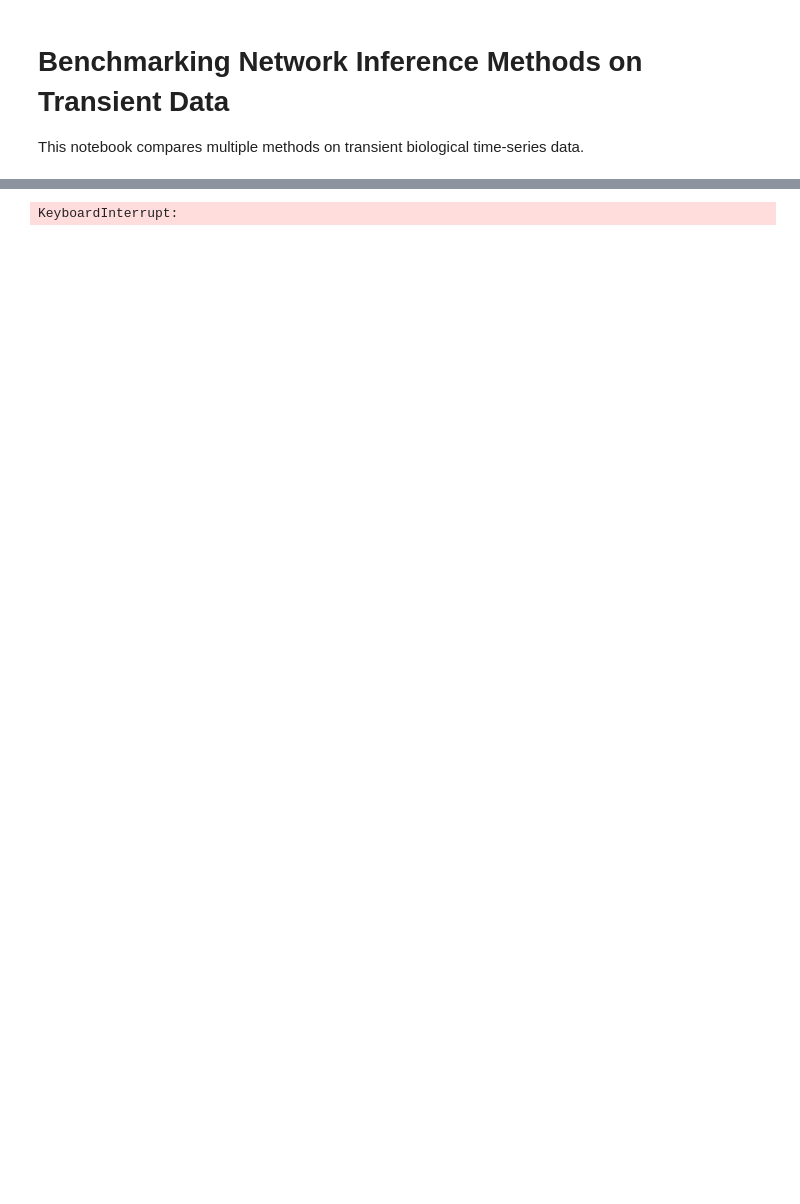
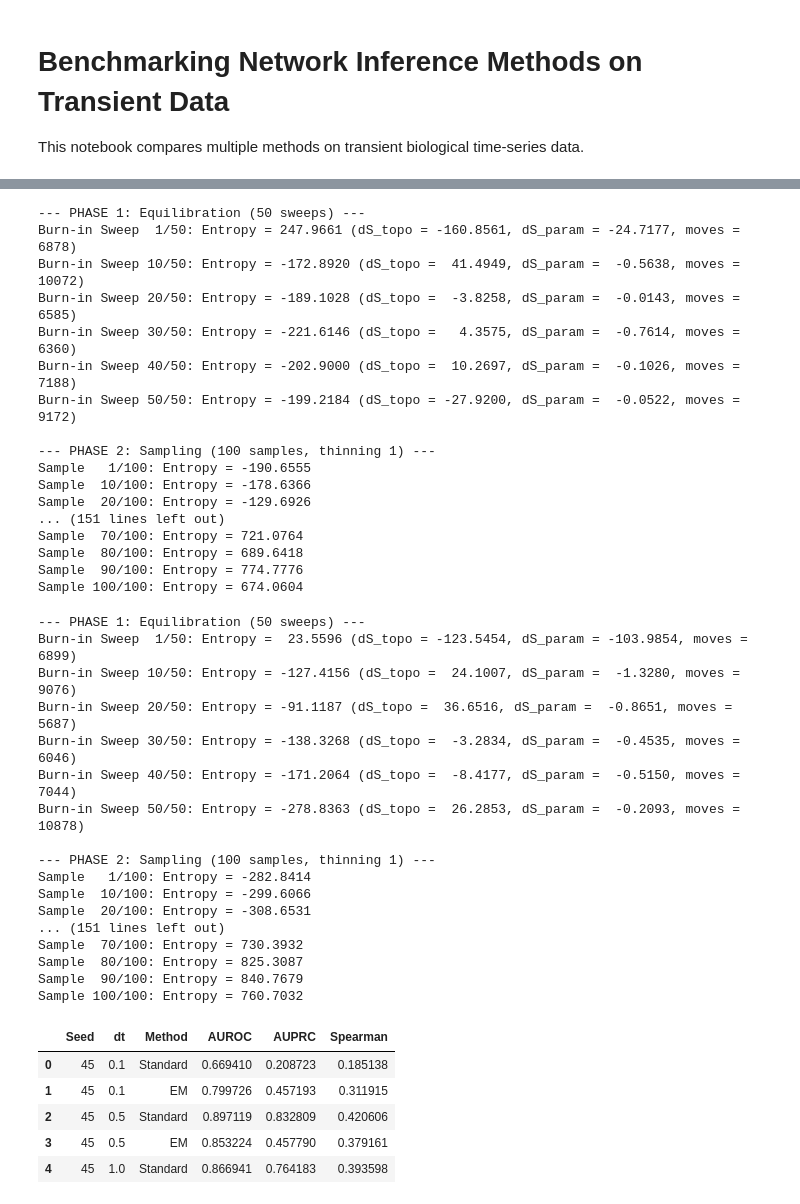
Before and after one commit to CoMuNeLab/Onsager_Machlup_Inf, a Jupyter notebook: benchmarking/experiment_likelihood.ipynb, the cells around one changed output, grey strips where cells are left out. Drawn from its saved outputs; the diff is of its cells as text; code cells hidden in the pictures; blank space fills up the shorter version.

```diff
--- a/benchmarking/experiment_likelihood.ipynb
+++ b/benchmarking/experiment_likelihood.ipynb
@@ -31,7 +31,7 @@ from gene_expr import GeneExprBlockState
 N = 10
 m = 1
 seeds_network = [45, 100, 2023] # 3 different network topologies
-dt_vals = [0.1, 0.2, 0.5, 1.0, 2.0] # 5 points for dt
+dt_vals = [0.1, 0.5, 1.0, 2.0] # 5 points for dt
 
 dt_sim = 0.005
 M_train = 50
@@ -40,7 +40,7 @@ t_window = (0.0, 6.0)
 
 mean_d = 0.5
 mean_V = 2.0
-D_base = 0.02
+D_base = 0.005
 # %%
 import pandas as pd
 from tqdm.notebook import tqdm
@@ -101,7 +101,7 @@ for seed_network in tqdm(seeds_network, desc="Network Seeds"):
 
         # State without EM
         state_std = GeneExprBlockState(s_train, dt=dt_meas, g=g_init.copy(), state_args=dict(deg_corr=False), theta=initial_theta.copy(), use_em_likelihood=False)
-        state_std = run_burn_in(state_std, n_burnin=100, theta_mode="global")
+        state_std = run_burn_in(state_std, n_burnin=50, theta_mode="global")
         W_ensemble_std, _ = run_posterior_sampling(state_std, N, n_samples=100, delta_k=1, theta_mode="global")
         edge_prob_std, weight_mean_std, _ = compute_ensemble_stats(W_ensemble_std)
         scores_std = edge_prob_std * np.abs(weight_mean_std)
@@ -118,7 +118,7 @@ for seed_network in tqdm(seeds_network, desc="Network Seeds"):
 
         # --- EM Likelihood ---
         state_em = GeneExprBlockState(s_train, dt=dt_meas, g=g_init.copy(), state_args=dict(deg_corr=False), theta=initial_theta.copy(), use_em_likelihood=True)
-        state_em = run_burn_in(state_em, n_burnin=100, theta_mode="global")
+        state_em = run_burn_in(state_em, n_burnin=50, theta_mode="global")
         W_ensemble_em, _ = run_posterior_sampling(state_em, N, n_samples=100, delta_k=1, theta_mode="global")
         edge_prob_em, weight_mean_em, _ = compute_ensemble_stats(W_ensemble_em)
         scores_em = edge_prob_em * np.abs(weight_mean_em)
@@ -159,4 +159,43 @@ Burn-in Sweep 50/100: Entropy = 587.7344 (dS_topo =  20.8671, dS_param =  -0.255
-KeyboardInterrupt:
+--- PHASE 1: Equilibration (50 sweeps) ---
+Burn-in Sweep  1/50: Entropy = 247.9661 (dS_topo = -160.8561, dS_param = -24.7177, moves = 6878)
+Burn-in Sweep 10/50: Entropy = -172.8920 (dS_topo =  41.4949, dS_param =  -0.5638, moves = 10072)
+Burn-in Sweep 20/50: Entropy = -189.1028 (dS_topo =  -3.8258, dS_param =  -0.0143, moves = 6585)
+Burn-in Sweep 30/50: Entropy = -221.6146 (dS_topo =   4.3575, dS_param =  -0.7614, moves = 6360)
+Burn-in Sweep 40/50: Entropy = -202.9000 (dS_topo =  10.2697, dS_param =  -0.1026, moves = 7188)
+Burn-in Sweep 50/50: Entropy = -199.2184 (dS_topo = -27.9200, dS_param =  -0.0522, moves = 9172)
+
+--- PHASE 2: Sampling (100 samples, thinning 1) ---
+Sample   1/100: Entropy = -190.6555
+Sample  10/100: Entropy = -178.6366
+Sample  20/100: Entropy = -129.6926
+... (151 lines left out)
+Sample  70/100: Entropy = 721.0764
+Sample  80/100: Entropy = 689.6418
+Sample  90/100: Entropy = 774.7776
+Sample 100/100: Entropy = 674.0604
+--- PHASE 1: Equilibration (50 sweeps) ---
+Burn-in Sweep  1/50: Entropy =  23.5596 (dS_topo = -123.5454, dS_param = -103.9854, moves = 6899)
+Burn-in Sweep 10/50: Entropy = -127.4156 (dS_topo =  24.1007, dS_param =  -1.3280, moves = 9076)
+Burn-in Sweep 20/50: Entropy = -91.1187 (dS_topo =  36.6516, dS_param =  -0.8651, moves = 5687)
+Burn-in Sweep 30/50: Entropy = -138.3268 (dS_topo =  -3.2834, dS_param =  -0.4535, moves = 6046)
+Burn-in Sweep 40/50: Entropy = -171.2064 (dS_topo =  -8.4177, dS_param =  -0.5150, moves = 7044)
+Burn-in Sweep 50/50: Entropy = -278.8363 (dS_topo =  26.2853, dS_param =  -0.2093, moves = 10878)
+
+--- PHASE 2: Sampling (100 samples, thinning 1) ---
+Sample   1/100: Entropy = -282.8414
+Sample  10/100: Entropy = -299.6066
+Sample  20/100: Entropy = -308.6531
+... (151 lines left out)
+Sample  70/100: Entropy = 730.3932
+Sample  80/100: Entropy = 825.3087
+Sample  90/100: Entropy = 840.7679
+Sample 100/100: Entropy = 760.7032
+|  | Seed | dt | Method | AUROC | AUPRC | Spearman |
+| 0 | 45 | 0.1 | Standard | 0.669410 | 0.208723 | 0.185138 |
+| 1 | 45 | 0.1 | EM | 0.799726 | 0.457193 | 0.311915 |
+| 2 | 45 | 0.5 | Standard | 0.897119 | 0.832809 | 0.420606 |
+| 3 | 45 | 0.5 | EM | 0.853224 | 0.457790 | 0.379161 |
+| 4 | 45 | 1.0 | Standard | 0.866941 | 0.764183 | 0.393598 |
 # %%
 import matplotlib.pyplot as plt
 import seaborn as sns
```
Also changed, not shown: parts of 1 cell of this notebook, 12 other files.
